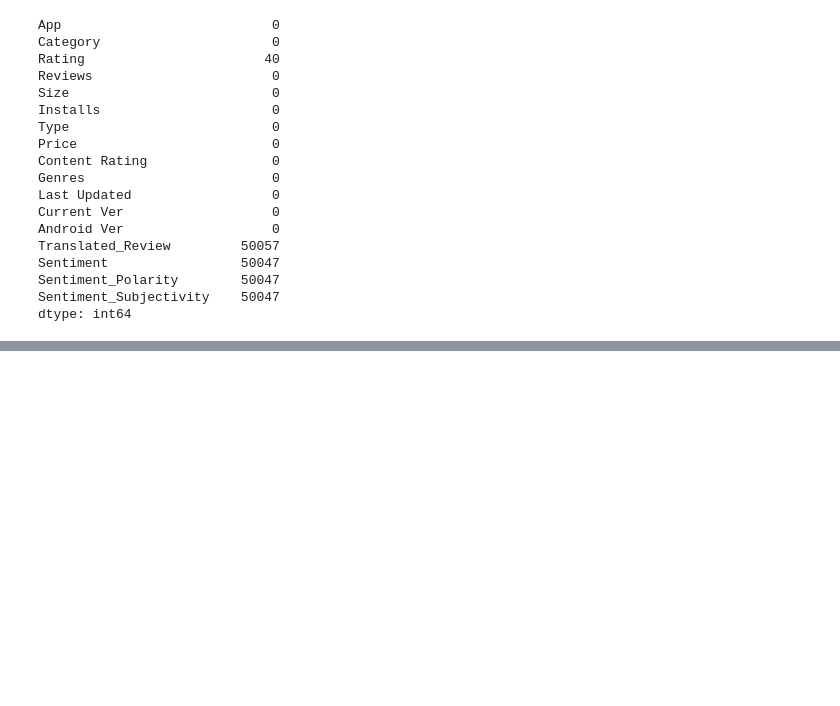
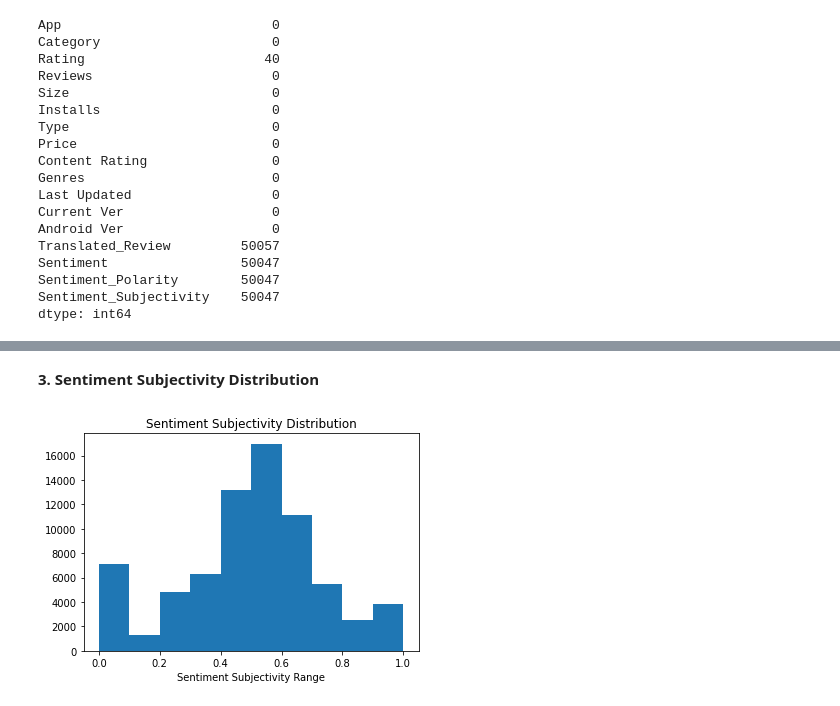
Before and after one commit to Shailendra114/Play-Store-App-Review-Analysis, a Jupyter notebook: Play_Store_App_Review_Analysis_Capstone_Project.ipynb, the cells around one changed output, grey strips where cells are left out. Cells and saved outputs as stored; diff of their text form; code cells hidden in the pictures; blank space fills up the shorter version.

```diff
--- a/Play_Store_App_Review_Analysis_Capstone_Project.ipynb
+++ b/Play_Store_App_Review_Analysis_Capstone_Project.ipynb
@@ -753,0 +820,10 @@ dtype: int64
+# %% [markdown]
+**3. Sentiment Subjectivity Distribution**
+# %%
+# lets plot a sentiment subjectivity distribution histigram
+plt.hist(Merged_df[~Merged_df['Sentiment_Subjectivity'].isna()]['Sentiment_Subjectivity'])
+plt.title("Sentiment Subjectivity Distribution")
+plt.xlabel("Sentiment Subjectivity Range")
+plt.show()
+# %% [output]
+[figure, added]
```
Also changed, not shown: parts of 39 cells of this notebook.
